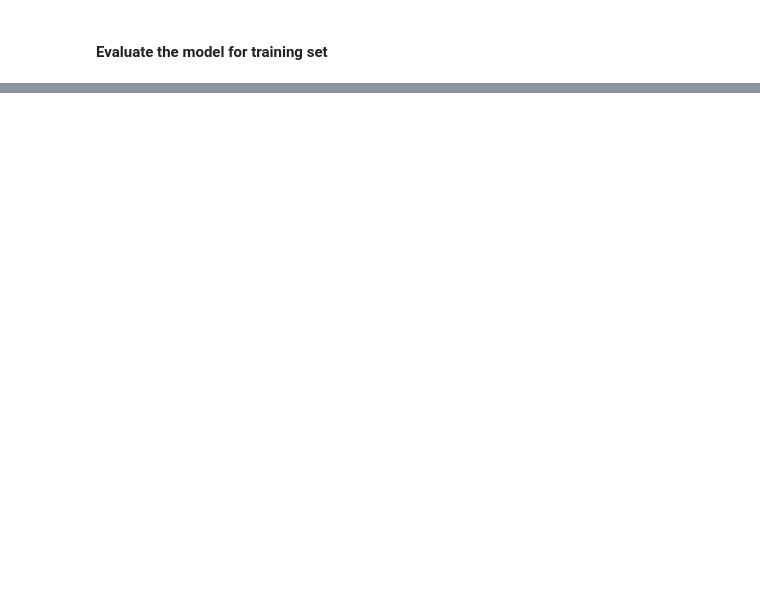
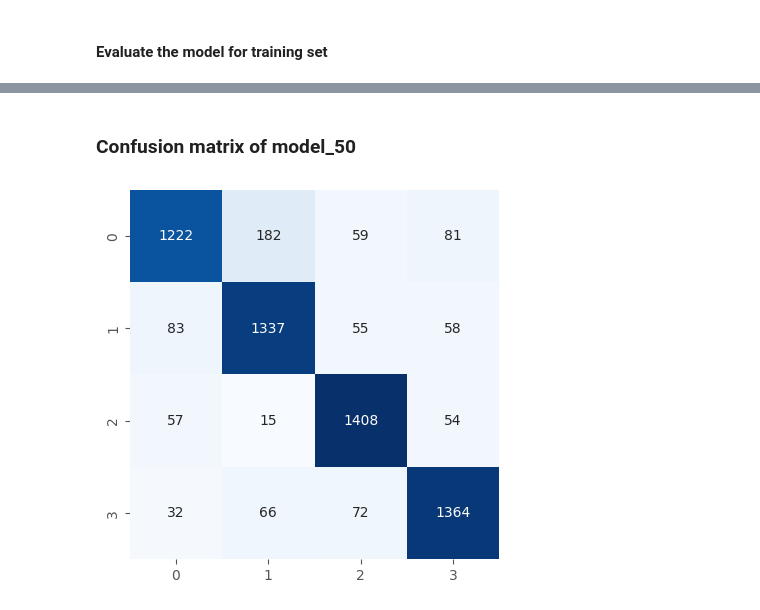
Before and after one commit to sathwikkannam/Machine-Learning-with-Data-Acquisition, a Jupyter notebook: Labs/Lab 3/neural_networks.ipynb, the cells around one changed output, grey strips where cells are left out. Saved outputs shown, nothing was run; the diff lists cells and outputs as text; code cells hidden in the pictures; blank space fills up the shorter version.

```diff
--- a/Labs/Lab 3/neural_networks.ipynb
+++ b/Labs/Lab 3/neural_networks.ipynb
@@ -65,0 +87,4 @@ test_loss_50, test_accuracy_50 = model_50.evaluate(X_test, y_test, verbose=0)
+# %%
+%%capture
+y_model_10_pred_prob = model_10.predict(X_sample)
+y_model_50_pred_prob = model_50.predict(X_sample)
@@ -65,0 +100,6 @@ test_loss_50, test_accuracy_50 = model_50.evaluate(X_test, y_test, verbose=0)
+# %% [markdown]
+### Confusion matrix of model_50
+# %%
+sns_cm(y_true= y_sample_true.argmax(axis=1), y_pred= y_model_50_pred_prob.argmax(axis=1))
+# %% [output]
+[figure, added]
```
Also changed, not shown: parts of 28 cells of this notebook, 3 other files.
